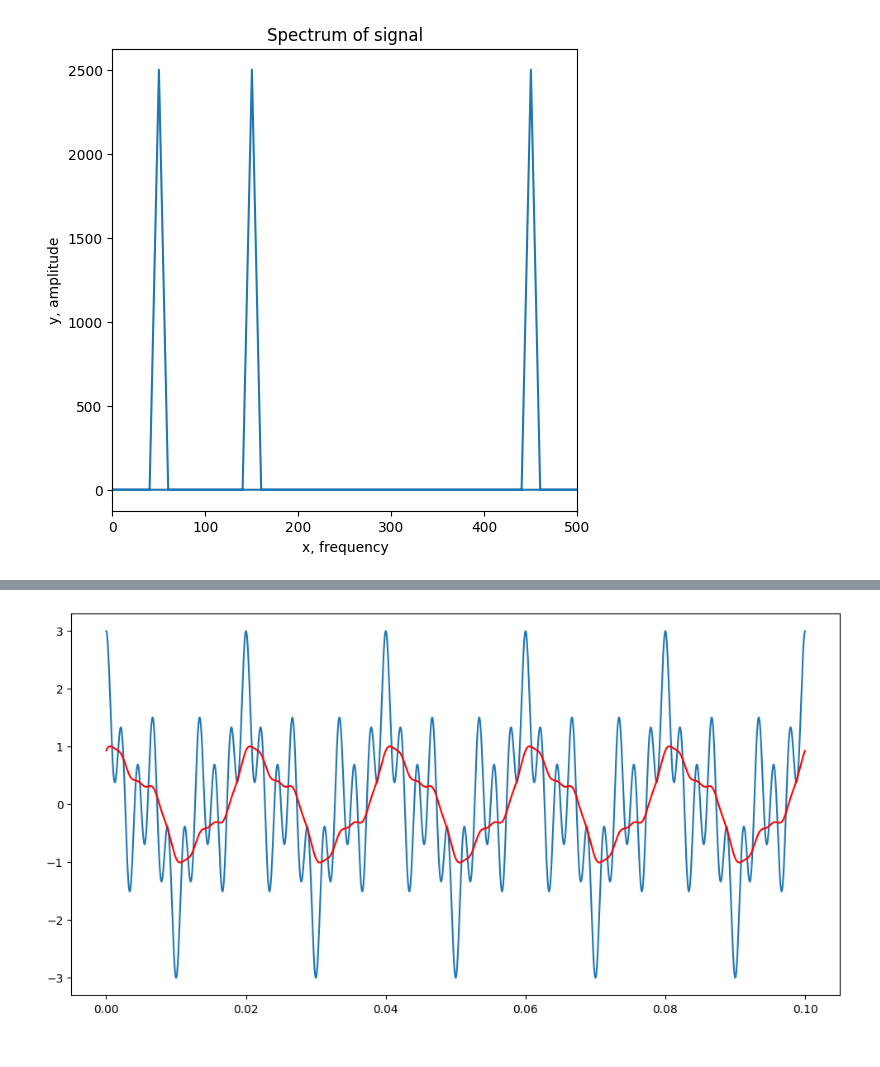
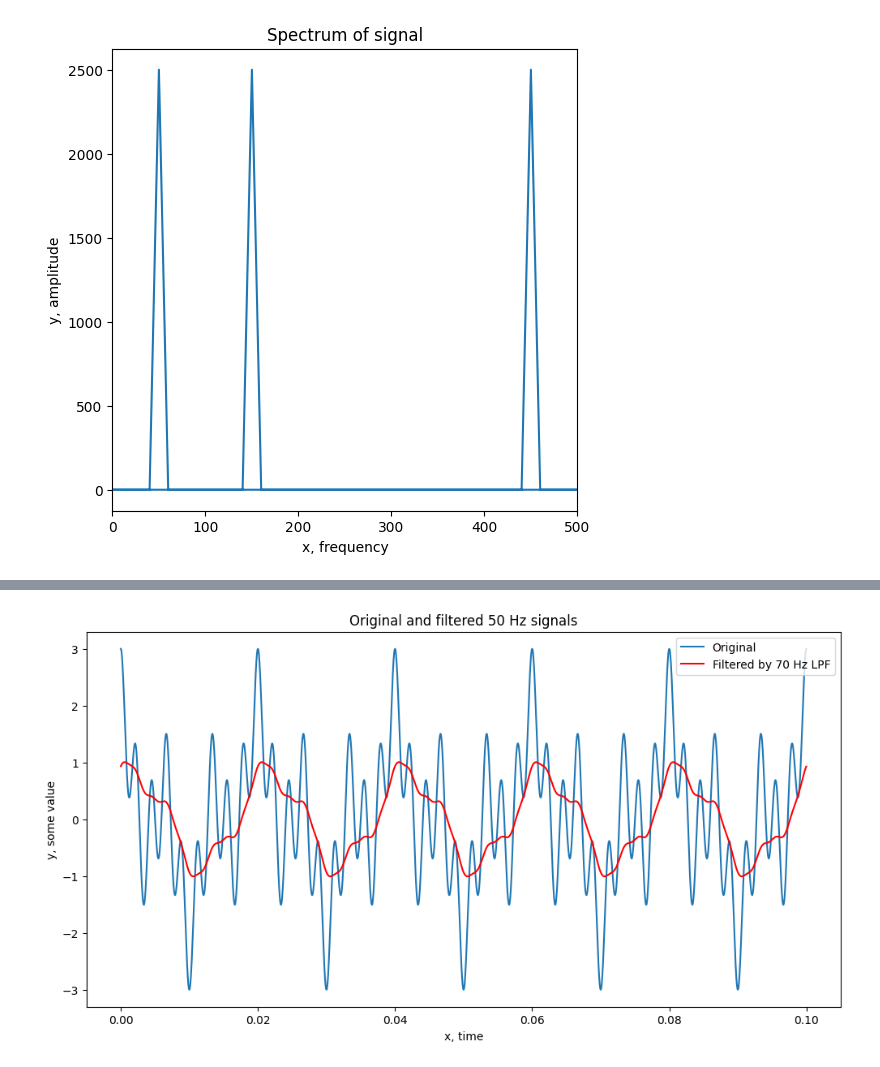
Before and after one commit to pimonov-student/another_digital_signal, a Jupyter notebook: lab_four.ipynb, the cells around one changed output, grey strips where cells are left out. Saved outputs shown, nothing was run; the diff lists cells and outputs as text; code cells hidden in the pictures.

```diff
--- a/lab_four.ipynb
+++ b/lab_four.ipynb
@@ -53,12 +56,16 @@ plt.show()
 # %%
 y_cos_from_low = np.fft.ifft(low_filtered_y_cos_fft)
 
 plt.figure(figsize=(12, 6))
 plt.plot(cos_args, y_cos)
 plt.plot(cos_args, y_cos_from_low, 'red')
+plt.title("Original and filtered 50 Hz signals")
+plt.xlabel("x, time")
+plt.ylabel("y, some value")
+plt.legend(['Original', 'Filtered by 70 Hz LPF'])
 plt.show()
 # %% [output]
-[figure, old version]
+[figure, new version]
 # %%
 high_filtered_y_cos_fft_base = butter_filter(300 / x_cos_fft)
 high_filtered_y_cos_fft_base[0] = 0
```
Also changed, not shown: parts of 14 cells of this notebook.
